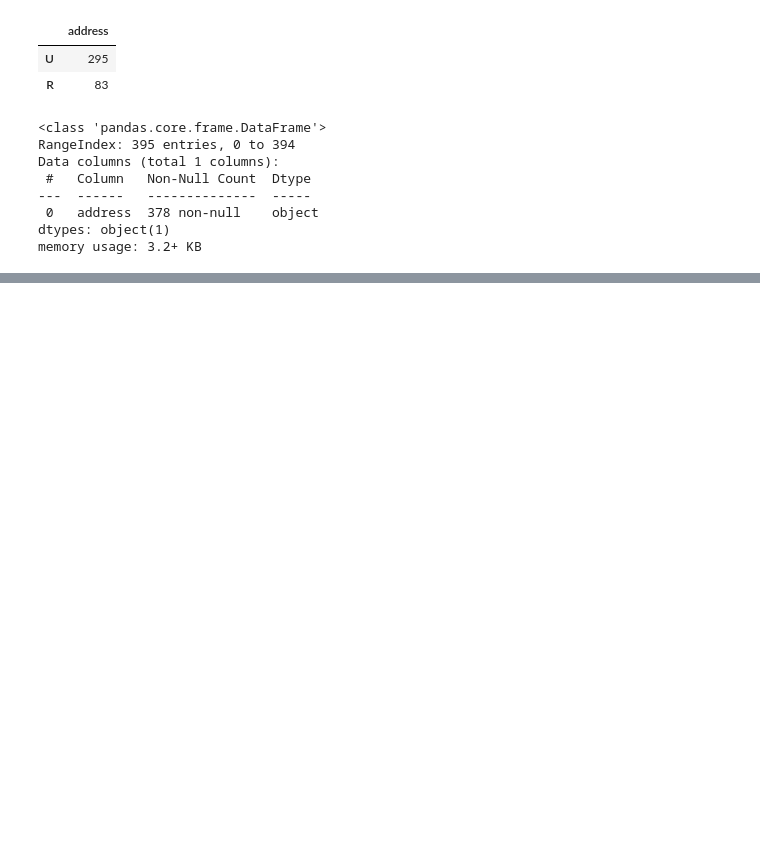
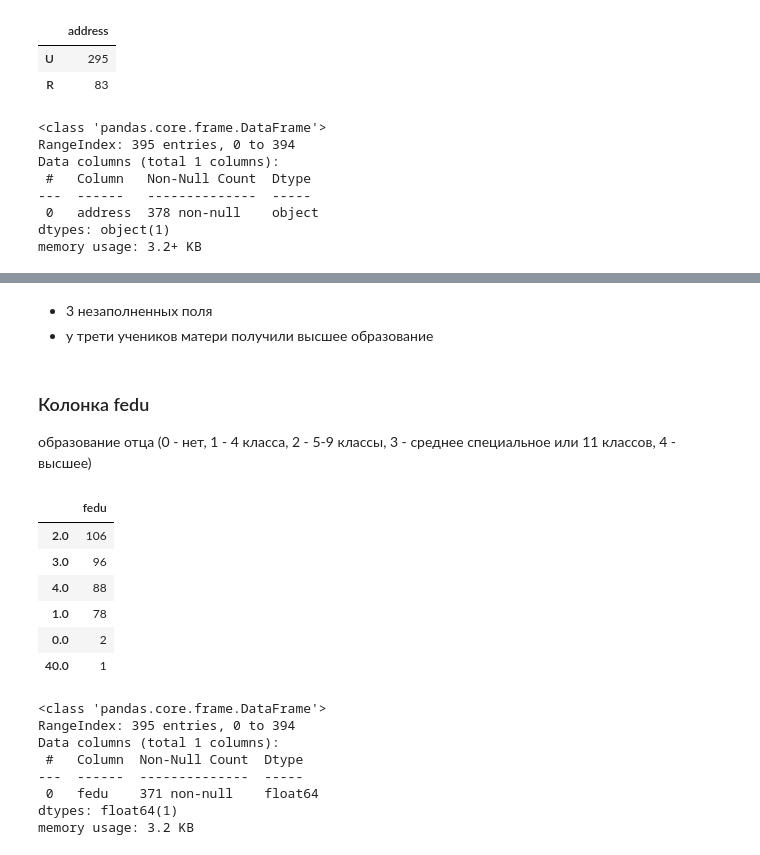
Before and after one commit to Ro-Ksu/skillfactory_rds, a Jupyter notebook: module_2/Module_2.ipynb, the cells around one changed output, grey strips where cells are left out. Saved outputs shown, nothing was run; the diff lists cells and outputs as text; code cells hidden in the pictures; blank space fills up the shorter version.

Commit message:
Added more columns first checks

```diff
--- a/module_2/Module_2.ipynb
+++ b/module_2/Module_2.ipynb
@@ -55,8 +58,9 @@ Index(['school', 'sex', 'age', 'address', 'famsize', 'Pstatus', 'Medu', 'Fedu',
+# %%
+students.drop(['studytime, granular'], inplace = True, axis = 1)
 # %%
 students.columns = ['school', 'sex', 'age', 'address', 'famsize', 'pstatus', 'medu', 'fedu',
        'mjob', 'fjob', 'reason', 'guardian', 'traveltime', 'studytime',
-       'failures', 'schoolsup', 'famsup', 'paid', 'activities', 'nursery',
-       'studytime', 'higher', 'internet', 'romantic', 'famrel',
+       'failures', 'schoolsup', 'famsup', 'paid', 'activities', 'nursery', 'higher', 'internet', 'romantic', 'famrel',
        'freetime', 'goout', 'health', 'absences', 'score']
 # %%
 display(students.head(10))
@@ -174,0 +245,25 @@ memory usage: 3.2+ KB
+# %% [markdown]
+- 3 незаполненных поля
+- у трети учеников матери получили высшее образование
+# %% [markdown]
+### Колонка fedu
+образование отца (0 - нет, 1 - 4 класса, 2 - 5-9 классы, 3 - среднее специальное или 11 классов, 4 - высшее)
+# %%
+display(pd.DataFrame(students.fedu.value_counts()))
+students.loc[:, ['fedu']].info()
+# %% [output]
+|  | fedu |
+| 2.0 | 106 |
+| 3.0 | 96 |
+| 4.0 | 88 |
+| 1.0 | 78 |
+| 0.0 | 2 |
+| 40.0 | 1 |
+<class 'pandas.core.frame.DataFrame'>
+RangeIndex: 395 entries, 0 to 394
+Data columns (total 1 columns):
+ #   Column  Non-Null Count  Dtype
+---  ------  --------------  -----
+ 0   fedu    371 non-null    float64
+dtypes: float64(1)
+memory usage: 3.2 KB
```
Also changed, not shown: parts of 38 cells of this notebook.
